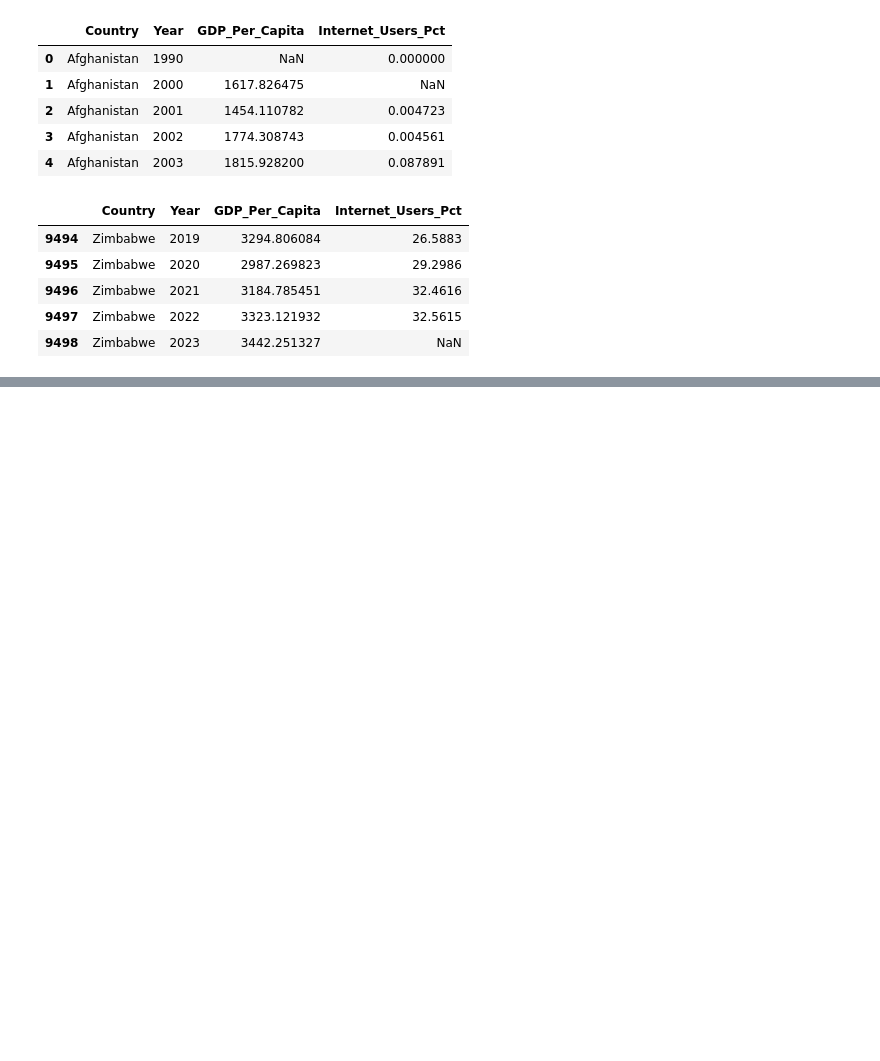
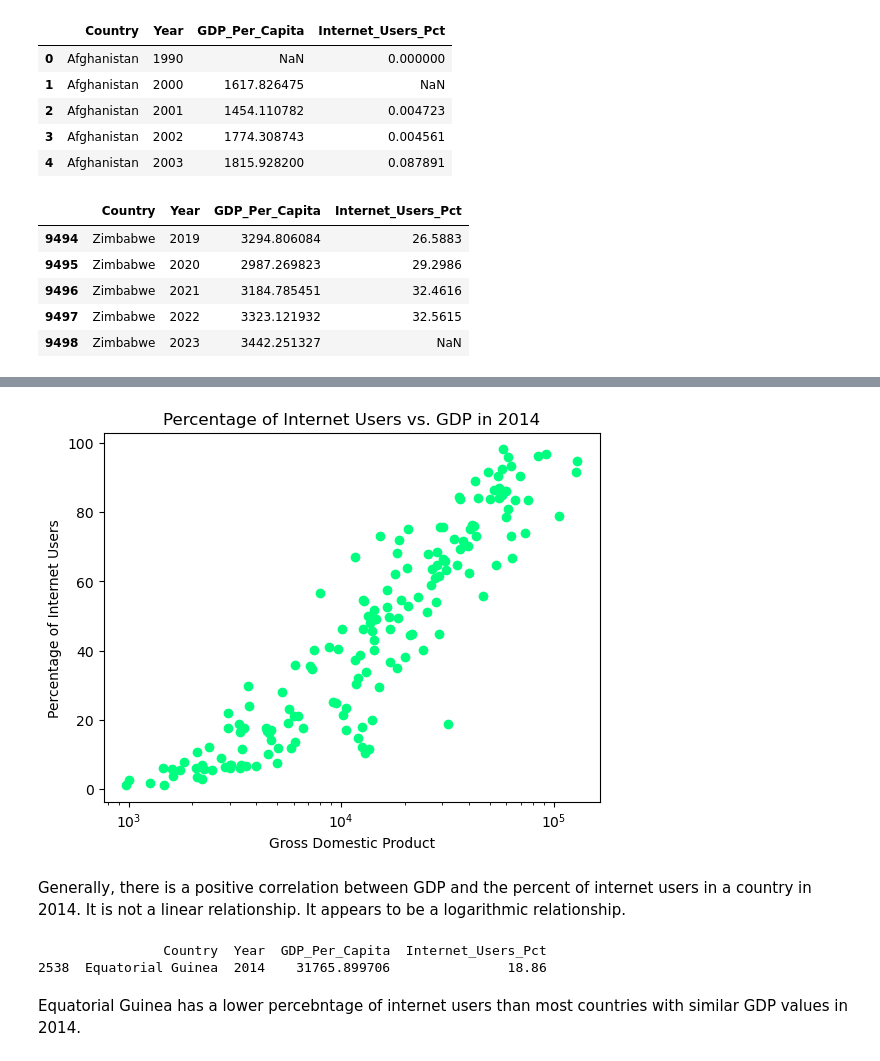
Before and after one commit to NSS-Data-Analytics-Cohort-14/gdp-and-internet-usage-KarenBoles, a Jupyter notebook: notebooks/gdp_and_internet_usage.ipynb, the cells around one changed output, grey strips where cells are left out. Cells and saved outputs as stored; diff of their text form; code cells hidden in the pictures; blank space fills up the shorter version.

```diff
--- a/notebooks/gdp_and_internet_usage.ipynb
+++ b/notebooks/gdp_and_internet_usage.ipynb
@@ -407,0 +449,5 @@ gdp_and_internet_use.tail()
+# %%
+gdp_and_internet_use_2014=gdp_and_internet_use[gdp_and_internet_use['Year'].isin([2014])]
+gdp_and_internet_use_2014.head()
+highest_internet_use=gdp_and_internet_use_2014.sort_values(['Internet_Users_Pct'],ascending=False).head(3)
+print(highest_internet_use)
@@ -407,0 +489,11 @@ gdp_and_internet_use.tail()
+# %%
+plt.scatter(gdp_and_internet_use_2014['GDP_Per_Capita'],gdp_and_internet_use_2014['Internet_Users_Pct'],color='springgreen')
+plt.xscale('log')
+plt.xlabel('Gross Domestic Product')
+plt.ylabel('Percentage of Internet Users')
+plt.title('Percentage of Internet Users vs. GDP in 2014')
+plt.show()
+# %% [output]
+[figure, added]
+# %% [markdown]
+Generally, there is a positive correlation between GDP and the percent of internet users in a country in 2014.  It is not a linear relationship.  It appears to be a logarithmic relationship.
@@ -407,0 +502,7 @@ gdp_and_internet_use.tail()
+# %%
+print(unusual_point_2014)
+# %% [output]
+                Country  Year  GDP_Per_Capita  Internet_Users_Pct
+2538  Equatorial Guinea  2014    31765.899706               18.86
+# %% [markdown]
+Equatorial Guinea has a lower percebntage of internet users than most countries with similar GDP values in 2014.
```
Also changed, not shown: parts of 12 cells of this notebook.
